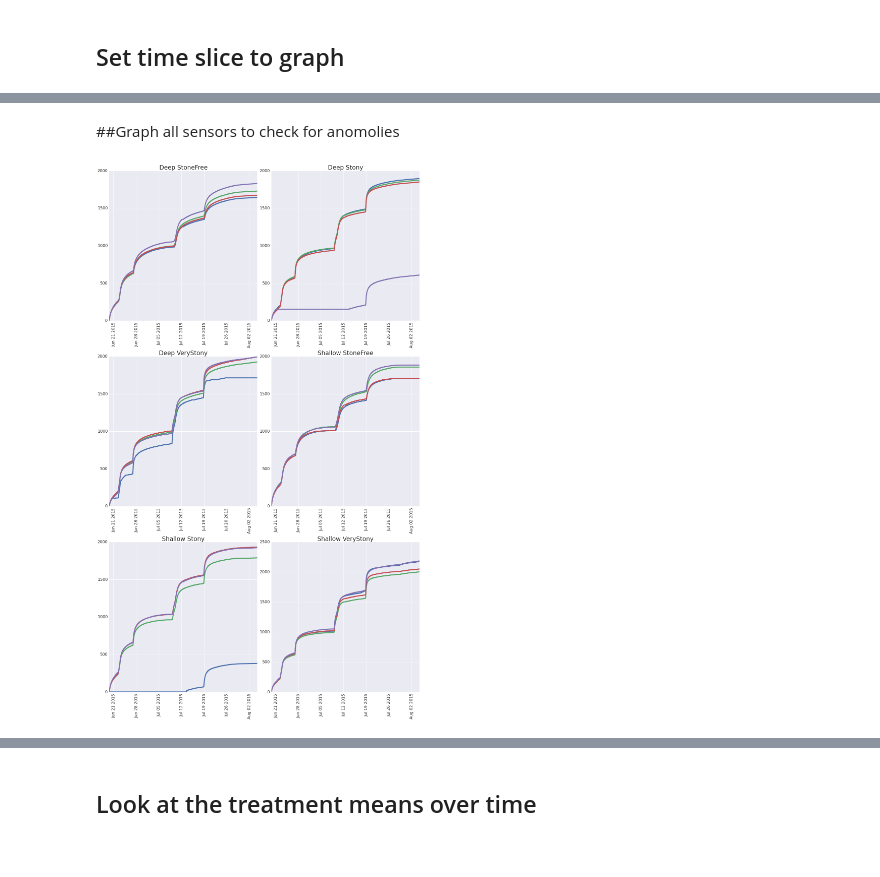
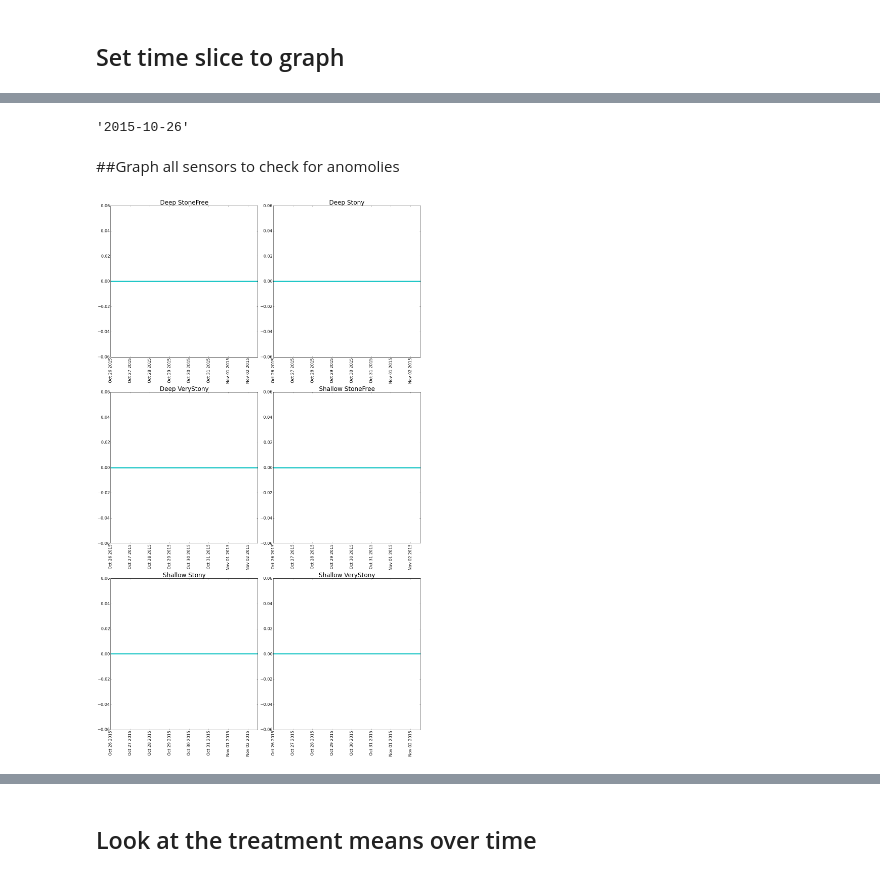
Before and after one commit to HamishBrownPFR/StonySoilLysimeters, a Jupyter notebook: DraiangeAnalysis.ipynb, the cells around one changed output, grey strips where cells are left out. Drawn from its saved outputs; the diff is of its cells as text; code cells hidden in the pictures.

```diff
--- a/DraiangeAnalysis.ipynb
+++ b/DraiangeAnalysis.ipynb
@@ -16,7 +16,7 @@ Data = pd.read_pickle('.\DataFrames\LysoDrainage_df')
 from datetime import timedelta #Import function needed for doing date deltas
 EndDate = Data.index.max()  #Set end of series as most recent date in file
 EndDateString = EndDate.strftime("%Y-%m-%d")  #Turn this to a string
-PlotDuration = 10
+PlotDuration = 1
 #Set the duration that you want to graph for
 StartDate = EndDate - timedelta(weeks=PlotDuration)       #Set start date the specified duration before the end date
 StartDateString = StartDate.strftime("%Y-%m-%d")           #Turn that into a string
@@ -26,7 +26,11 @@ Timestamp('2015-08-04 11:00:00')
+# %%
+StartDateString
+# %% [output]
+'2015-10-26'
 # %% [markdown]
 ##Graph all sensors to check for anomolies
 # %%
-AccumData = Data.cumsum()
+AccumData = Data.ix[StartDateString:,:].cumsum()
 #AccumData.ix[:,('Deep','StoneFree')]
 Fig = plt.figure(figsize=(18, 60))
 
@@ -38,31 +42,31 @@ plt.xticks(rotation=90)
 Fig.add_subplot(6,2,2)
 plt.title('Deep Stony', fontsize=24);
 plt.plot(AccumData.index,AccumData.ix[:,('Deep','Stony')], linewidth = 4);
 plt.tick_params(labelsize=16);
 plt.xticks(rotation=90)
 Fig.add_subplot(6,2,3)
 plt.title('Deep VeryStony', fontsize=24);
 plt.plot(AccumData.index,AccumData.ix[:,('Deep','VeryStony')], linewidth = 4);
 plt.tick_params(labelsize=16);
 plt.xticks(rotation=90)
 Fig.add_subplot(6,2,4)
 plt.title('Shallow StoneFree', fontsize=24);
 plt.plot(AccumData.index,AccumData.ix[:,('Shallow','StoneFree')], linewidth = 4);
 plt.tick_params(labelsize=16);
 plt.xticks(rotation=90)
 Fig.add_subplot(6,2,5)
 plt.title('Shallow Stony', fontsize=24);
 plt.plot(AccumData.index,AccumData.ix[:,('Shallow','Stony')], linewidth = 4);
 plt.tick_params(labelsize=16);
 plt.xticks(rotation=90)
 Fig.add_subplot(6,2,6)
 plt.title('Shallow VeryStony', fontsize=24);
 plt.plot(AccumData.index,AccumData.ix[:,('Shallow','VeryStony')], linewidth = 4);
 plt.tick_params(labelsize=16);
 plt.legend(loc=1, fontsize=13, ncol=2)
 plt.tick_params(labelsize=16);
 plt.xticks(rotation=90)
 
 Fig.tight_layout()
 # %% [output]
-[figure, old version]
+[figure, new version]
```
Also changed, not shown: parts of 5 cells of this notebook, 5 other files.
